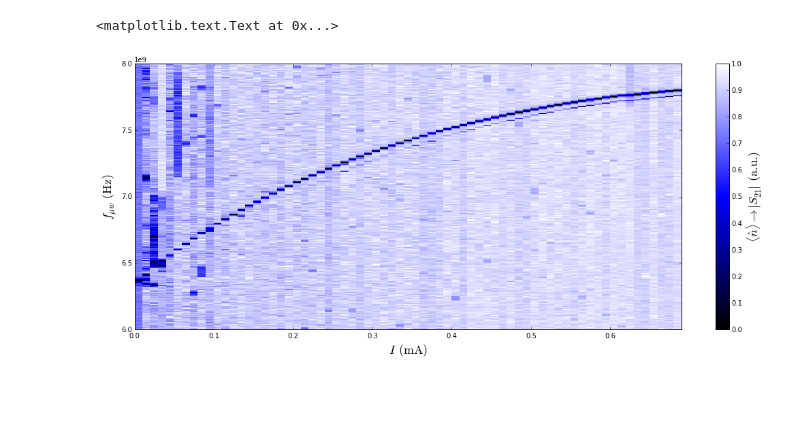
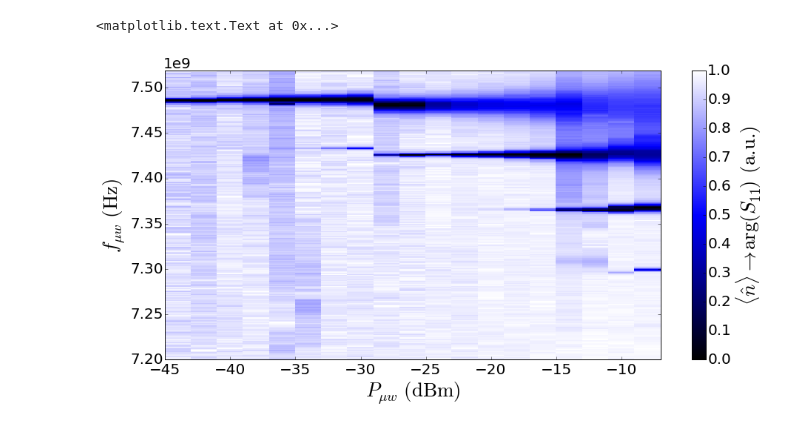
Before and after one commit to qkitgroup/qkit, a Jupyter notebook: analysis/power_spectrum.ipynb, the cells around one changed output. Saved outputs shown, nothing was run; the diff lists cells and outputs as text; code cells hidden in the pictures; blank space fills up the shorter version.

```diff
--- a/analysis/power_spectrum.ipynb
+++ b/analysis/power_spectrum.ipynb
@@ -8,7 +8,7 @@ import numpy as np
 import matplotlib.colors as col
 import matplotlib.cm as cm
 # %%
-stridat = "./20150418/211124_vna_coil current (mA)mw frequency (Hz)/211124_vna_coil current (mA)mw frequency (Hz).dat"
+stridat = "153252_vna_mw power (dBm)mw frequency (Hz).dat"
 data = np.genfromtxt(stridat).T
 # %%
 print data.shape
@@ -65,18 +65,22 @@ endcolor = 'white'    # medium dark red
 c_cmap = col.LinearSegmentedColormap.from_list('olive',[startcolor,midcolor,endcolor])
 # extra arguments are N=256, gamma=1.0
 cm.register_cmap(cmap=c_cmap)
+# %%
+font = {'weight' : 'normal', 'size' : 20}
+plt.rc('font', **font)
+labelsize=27
 # %%
-fig, axes = plt.subplots(figsize=(18,7))
+fig, axes = plt.subplots(figsize=(15,7))
 p = axes.pcolor(X, Y, np.ma.masked_array(m_dat_n, data_mask()), cmap=c_cmap)
 cb = fig.colorbar(p, ax=axes)
-cb.set_label(r'$\langle\hat n\rangle \rightarrow |S_{21}|\,\mathrm{(a.u.)}$', fontsize=18)
+cb.set_label(r'$\langle\hat n\rangle \rightarrow \arg (S_{11})\,\mathrm{(a.u.)}$', fontsize=labelsize)
 #p.set_clim(0.7,1)
 axes.set_xlim(x_val[0], x_val[-1])
-#axes.set_ylim(vcoord[0], vcoord[-1])
-axes.set_xlabel(r'$I\,(\mathrm{mA})$', fontsize=18)
-axes.set_ylabel(r'$f_{\mu w}\,(\mathrm{Hz})$', fontsize=18)
+axes.set_ylim(y_val[0], y_val[-1])
+axes.set_xlabel(r'$P_{\mu w}\,(\mathrm{dBm})$', fontsize=labelsize)
+axes.set_ylabel(r'$f_{\mu w}\,(\mathrm{Hz})$', fontsize=labelsize)
 #fig.tight_layout()
 # %% [output]
 <matplotlib.text.Text at 0x...>
-[figure, old version]
+[figure, new version]
 # %%
```
Also changed, not shown: parts of 5 cells of this notebook.
